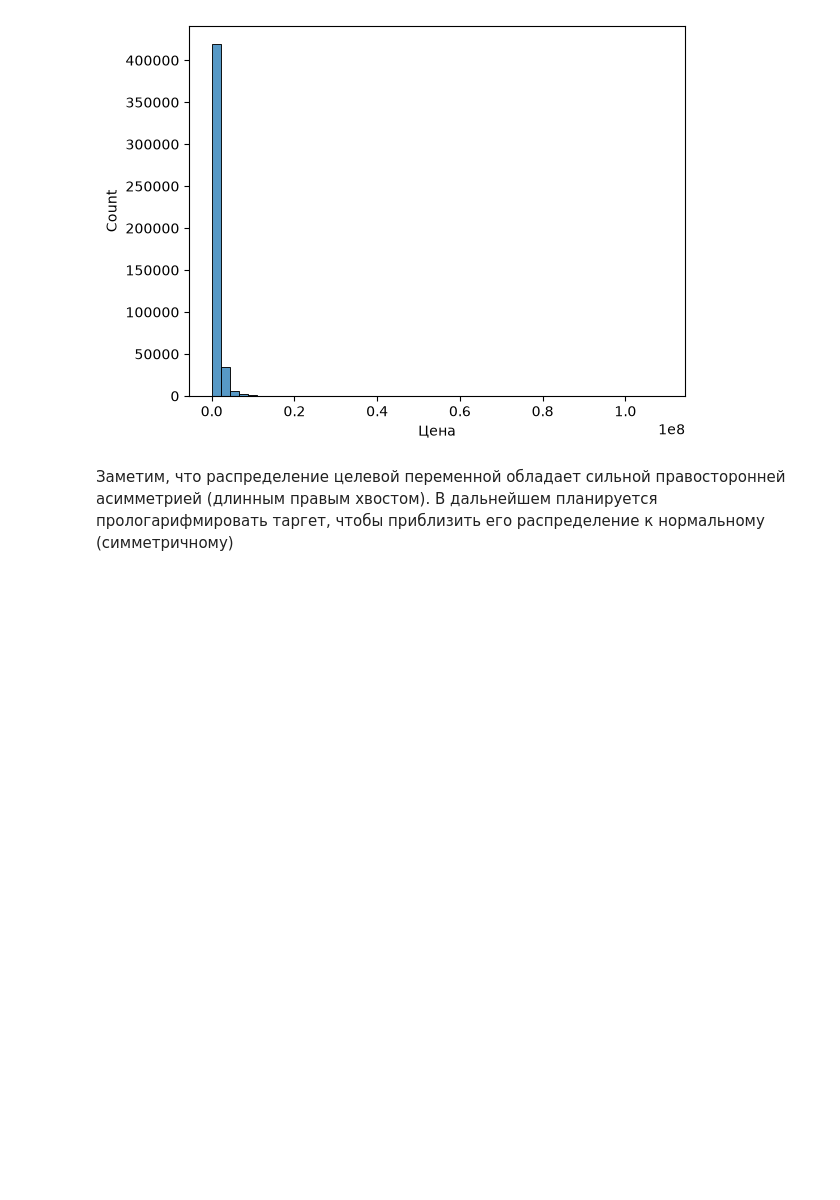
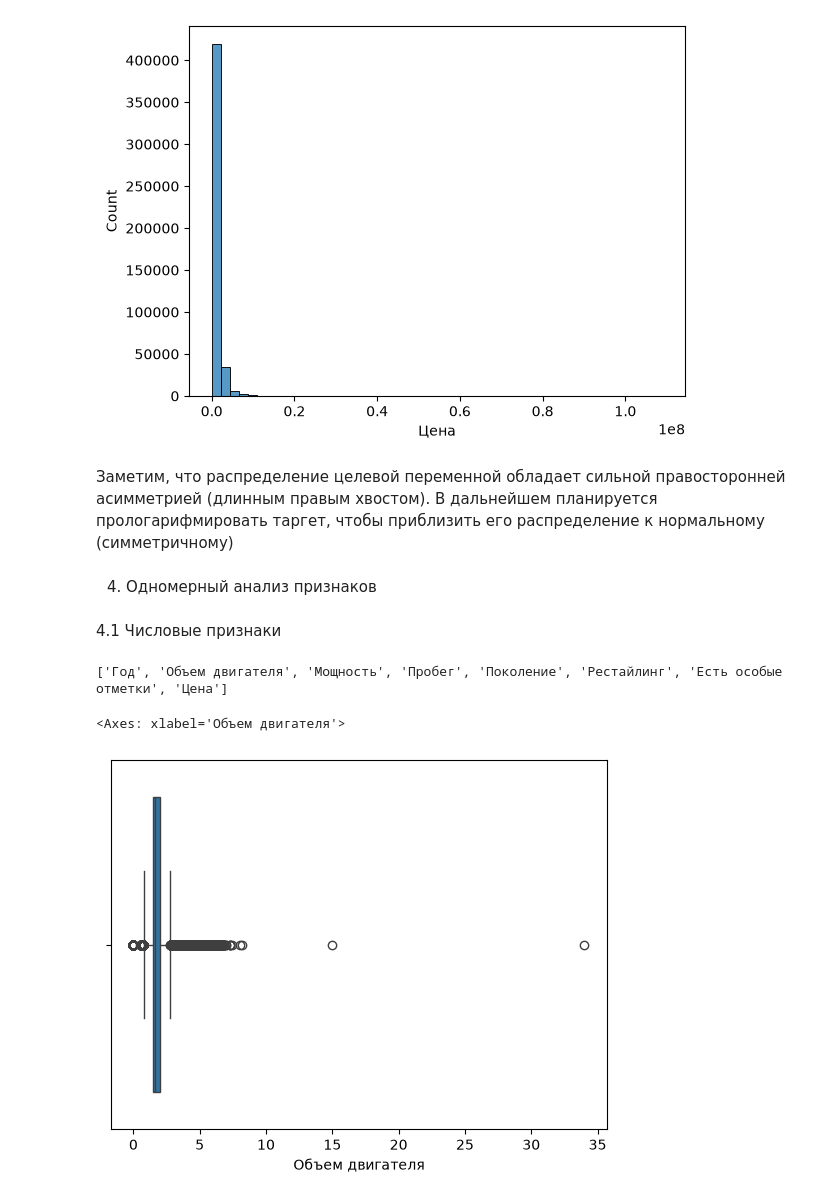
Before and after one commit to deviloon/car-price-analyzer, a Jupyter notebook: notebooks/02_eda_and_features.ipynb, the cells around one changed output. Cells and saved outputs as stored; diff of their text form; code cells hidden in the pictures; blank space fills up the shorter version.

```diff
--- a/notebooks/02_eda_and_features.ipynb
+++ b/notebooks/02_eda_and_features.ipynb
@@ -57,3 +57,16 @@ sns.histplot(data=df, x=CONFIG["TARGET"], bins=50)
 [figure]
 # %% [markdown]
 Заметим, что распределение целевой переменной обладает сильной правосторонней асимметрией (длинным правым хвостом). В дальнейшем планируется прологарифмировать таргет, чтобы приблизить его распределение к нормальному (симметричному)
+# %% [markdown]
+4. Одномерный анализ признаков
+# %% [markdown]
+4.1 Числовые признаки
+# %%
+print(num_cols)
+# %% [output]
+['Год', 'Объем двигателя', 'Мощность', 'Пробег', 'Поколение', 'Рестайлинг', 'Есть особые отметки', 'Цена']
+# %%
+sns.boxplot(data=df, x='Объем двигателя')
+# %% [output]
+<Axes: xlabel='Объем двигателя'>
+[figure, added]
```
Also changed, not shown: parts of 10 cells of this notebook.
